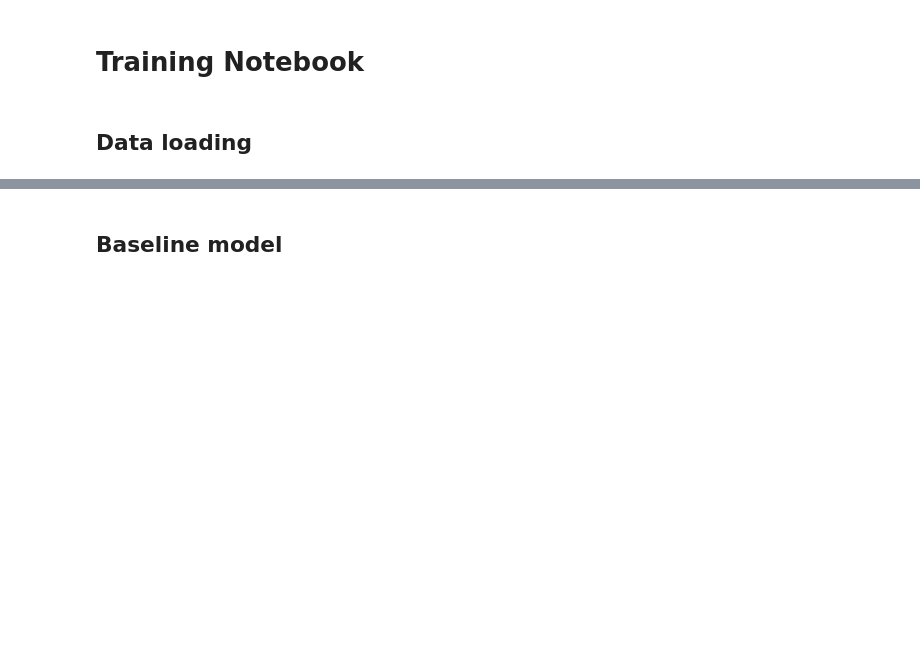
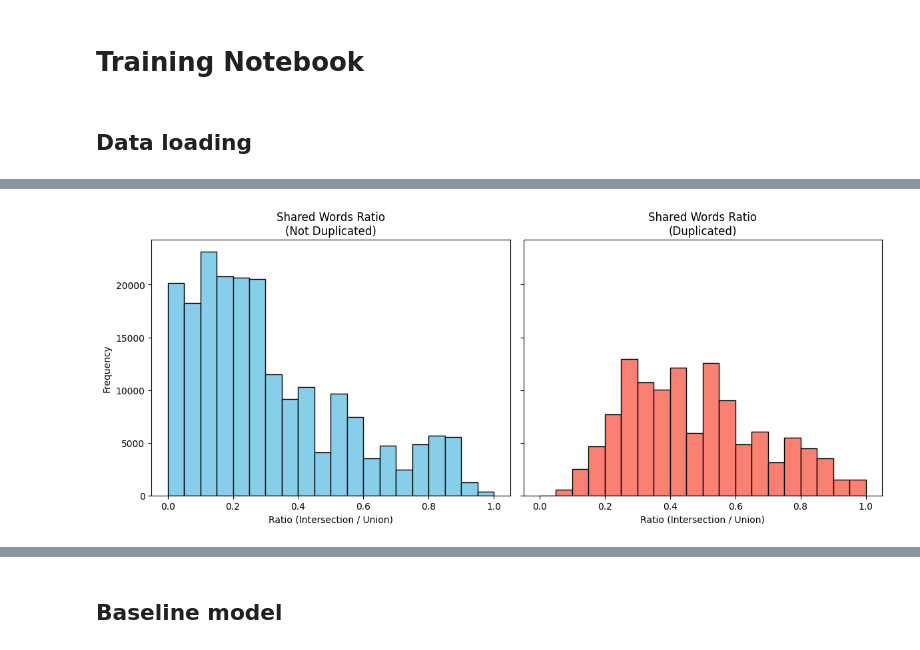
Before and after one commit to alvarosg285/NLP_quora_challenge, a Jupyter notebook: train_models.ipynb, the cells around one changed output, grey strips where cells are left out. Cells and saved outputs as stored; diff of their text form; code cells hidden in the pictures; blank space fills up the shorter version.

```diff
--- a/train_models.ipynb
+++ b/train_models.ipynb
@@ -11,0 +88,53 @@ import utils
+# %%
+import matplotlib.pyplot as plt
+import pandas as pd
+import re
+
+# Create a copy to avoid modifying the original dataframe
+copy_df = quora_df.copy()
+
+# Pre-compile the regex pattern
+word_pattern = re.compile(r'\w+')
+
+# Jaccard Similarity = (Intersection of Words) / (Union of Words)
+ratios = []
+for q1, q2 in zip(copy_df['question1'], copy_df['question2']):
+    set_q1 = set(word_pattern.findall(str(q1).lower()))
+    set_q2 = set(word_pattern.findall(str(q2).lower()))
+
+    # Calculate intersection and union
+    intersection = len(set_q1 & set_q2)
+    union = len(set_q1 | set_q2)
+
+    # Avoid division by zero if both strings are empty or have no words
+    if union == 0:
+        ratio = 0
+    else:
+        ratio = intersection / union
+
+    ratios.append(ratio)
+
+copy_df['shared_words_ratio'] = ratios
+
+
+fig, axes = plt.subplots(1, 2, figsize=(12, 5), sharey=True)
+
+# Histogram for is_duplicate = 0
+# Ratios are always between 0.0 and 1.0, so bins=20 nicely divides it into 5% chunks
+axes[0].hist(copy_df[copy_df['is_duplicate'] == 0]['shared_words_ratio'],
+             bins=20, range=(0, 1), color=colors[0], edgecolor='black')
+axes[0].set_title('Shared Words Ratio\n(Not Duplicated)')
+axes[0].set_xlabel('Ratio (Intersection / Union)')
+axes[0].set_ylabel('Frequency')
+
+# Histogram for is_duplicate = 1
+axes[1].hist(copy_df[copy_df['is_duplicate'] == 1]['shared_words_ratio'],
+             bins=20, range=(0, 1), color=colors[1], edgecolor='black')
+axes[1].set_title('Shared Words Ratio\n(Duplicated)')
+axes[1].set_xlabel('Ratio (Intersection / Union)')
+
+# Adjust layout
+plt.tight_layout()
+plt.show()
+# %% [output]
+[figure, added]
```
Also changed, not shown: parts of 8 cells of this notebook, 2 other files.
